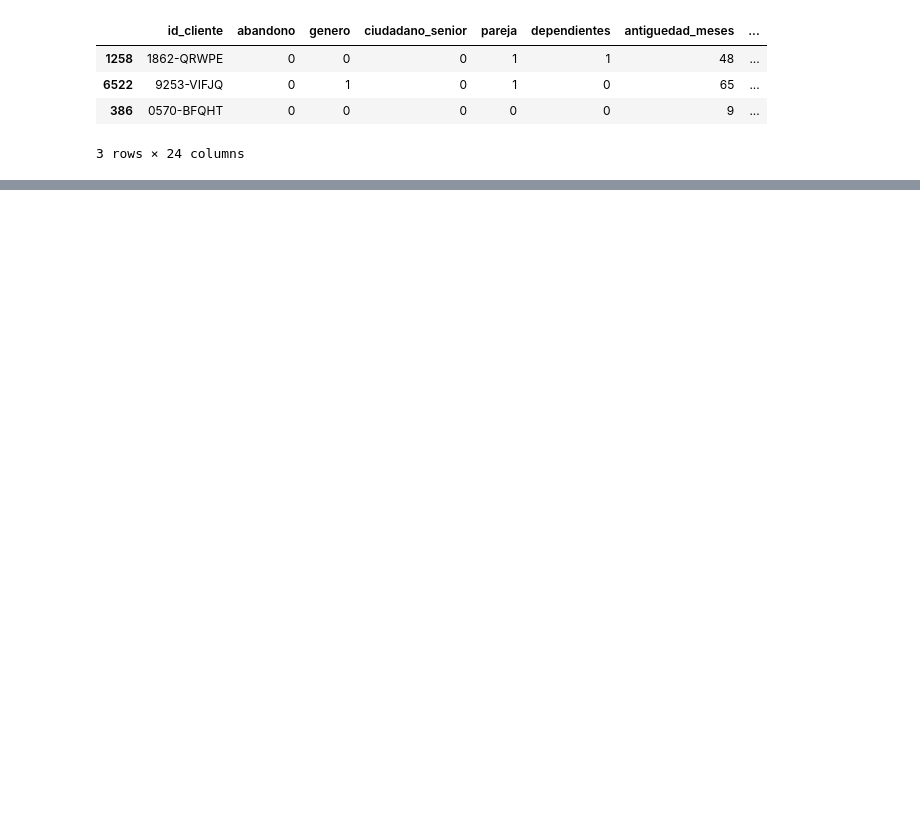
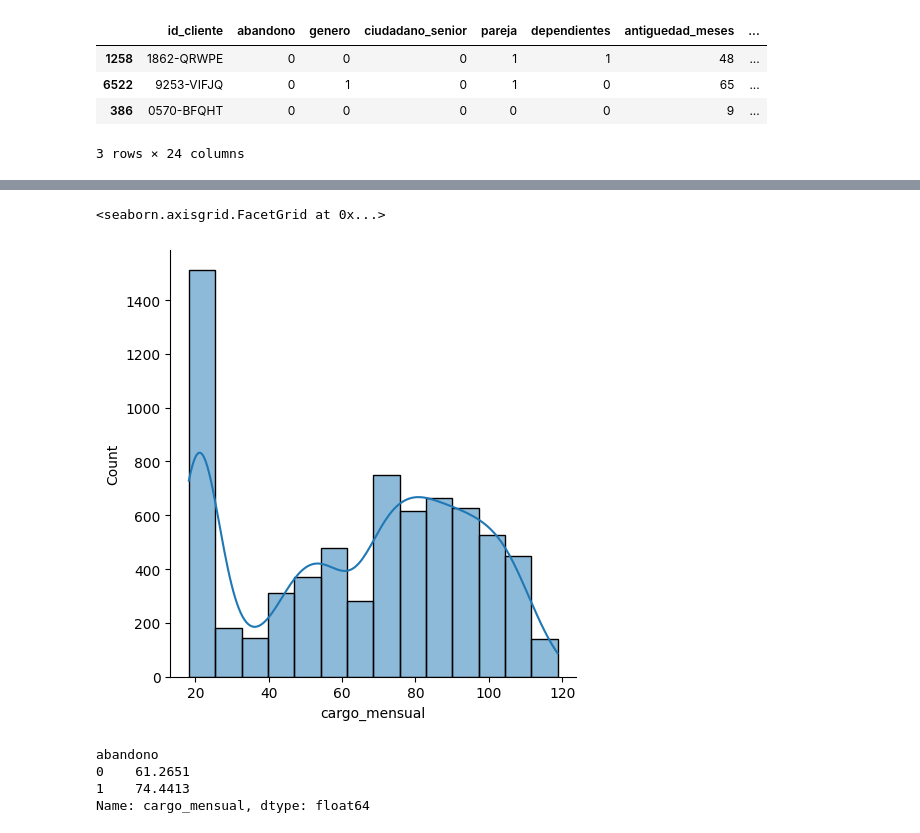
Before and after one commit to adromass/Challenge_Telecom_X_Parte_2, a Jupyter notebook: Challenge_Telecom_X_Parte_2.ipynb, the cells around one changed output, grey strips where cells are left out. Drawn from its saved outputs; the diff is of its cells as text; code cells hidden in the pictures; blank space fills up the shorter version.

Commit message:
Se comienza a conocer la distribucion de los datos

```diff
--- a/Challenge_Telecom_X_Parte_2.ipynb
+++ b/Challenge_Telecom_X_Parte_2.ipynb
@@ -12,0 +19,3 @@ datos.sample(3)
+# %%
+datos.drop('id_cliente', axis=1, inplace=True)
+datos.columns
@@ -12,0 +93,19 @@ datos.sample(3)
+# %%
+import seaborn as sns
+
+ax = sns.displot(datos['cargo_mensual'],
+                 bins=14,
+                kde=True)
+ax
+# %% [output]
+<seaborn.axisgrid.FacetGrid at 0x...>
+[figure, added]
+# %%
+media_cargo_mensual = datos['cargo_mensual'].mean()
+mediana_cargo_mensual = datos['cargo_mensual'].median()
+datos.groupby(['abandono'])['cargo_mensual'].mean().round(4)
+# %% [output]
+abandono
+0    61.2651
+1    74.4413
+Name: cargo_mensual, dtype: float64
```
Also changed, not shown: parts of 11 cells of this notebook.
